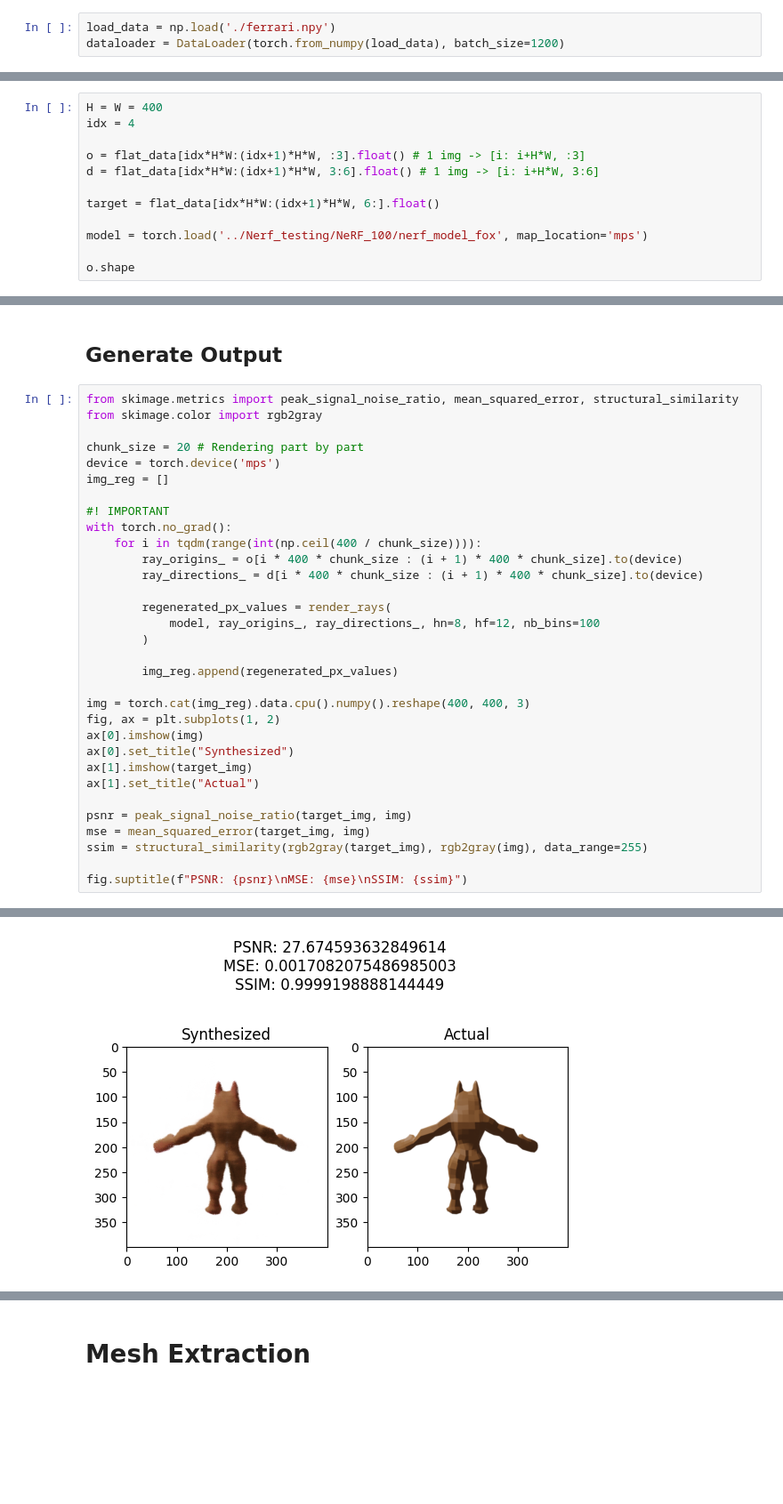
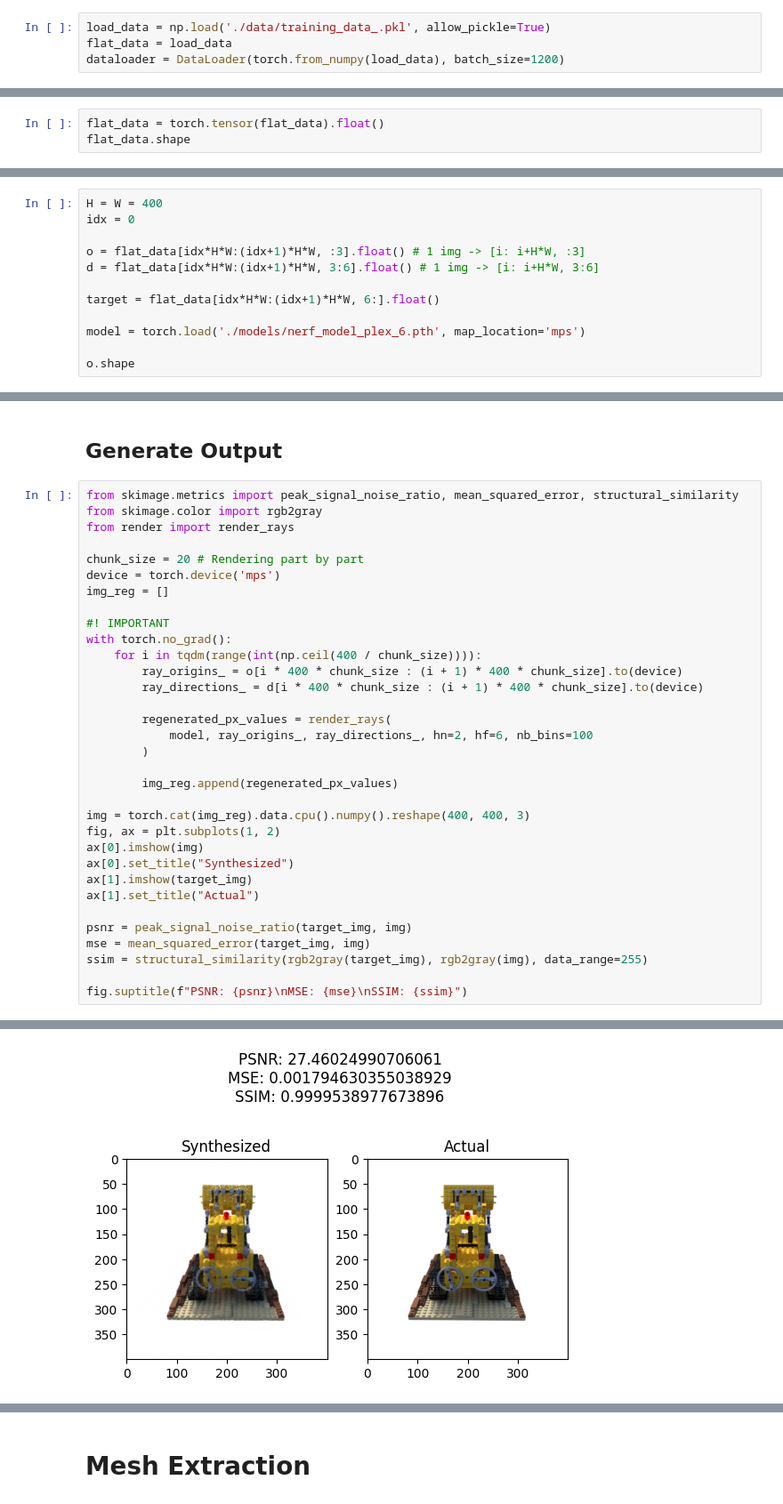
Before and after one commit to VRX2314/NeRF-KPlanes-SemX, a Jupyter notebook: full_pipe.ipynb, the cells around one changed output, grey strips where cells are left out. Shown at 89% size. Drawn from its saved outputs; the diff is of its cells as text; blank space fills up the shorter version.

```diff
--- a/full_pipe.ipynb
+++ b/full_pipe.ipynb
@@ -184,5 +182,6 @@ dataloader = DataLoader(flat_data, batch_size=1000)
 # %% [markdown]
 ### Load Processed Data
 # %%
-load_data = np.load('./ferrari.npy')
+load_data = np.load('./data/training_data_.pkl', allow_pickle=True)
+flat_data = load_data
 dataloader = DataLoader(torch.from_numpy(load_data), batch_size=1200)
@@ -204,0 +194,3 @@ array([[ 3.9522374 ,  0.17581683, -0.13746329, ...,  0.54509807,
+# %%
+flat_data = torch.tensor(flat_data).float()
+flat_data.shape
@@ -401,14 +362,14 @@ plt.imshow(torch.cat(ac).detach().cpu().numpy().reshape(400,400,3))
 ## Prepare Input Rays
 # %%
 H = W = 400
-idx = 4
+idx = 0
 
 o = flat_data[idx*H*W:(idx+1)*H*W, :3].float() # 1 img -> [i: i+H*W, :3]
 d = flat_data[idx*H*W:(idx+1)*H*W, 3:6].float() # 1 img -> [i: i+H*W, 3:6]
 
 target = flat_data[idx*H*W:(idx+1)*H*W, 6:].float()
 
-model = torch.load('../Nerf_testing/NeRF_100/nerf_model_fox', map_location='mps')
+model = torch.load('./models/nerf_model_plex_6.pth', map_location='mps')
 
 o.shape
 # %% [output]
@@ -422,6 +403,7 @@ target_img = target_img.detach().cpu().numpy()
 # %%
 from skimage.metrics import peak_signal_noise_ratio, mean_squared_error, structural_similarity
 from skimage.color import rgb2gray
+from render import render_rays
 
 chunk_size = 20 # Rendering part by part
 device = torch.device('mps')
@@ -434,7 +416,7 @@ with torch.no_grad():
         ray_directions_ = d[i * 400 * chunk_size : (i + 1) * 400 * chunk_size].to(device)
 
         regenerated_px_values = render_rays(
-            model, ray_origins_, ray_directions_, hn=8, hf=12, nb_bins=100
+            model, ray_origins_, ray_directions_, hn=2, hf=6, nb_bins=100
         )
 
         img_reg.append(regenerated_px_values)
@@ -456,4 +439,4 @@ Clipping input data to the valid range for imshow with RGB data ([0..1] for floa
-[figure, old version]
+[figure, new version]
 # %%
 psnr = peak_signal_noise_ratio(target_img, img)
 mse = mean_squared_error(target_img, img)
```
Also changed, not shown: parts of 17 cells of this notebook, 7 other files.
